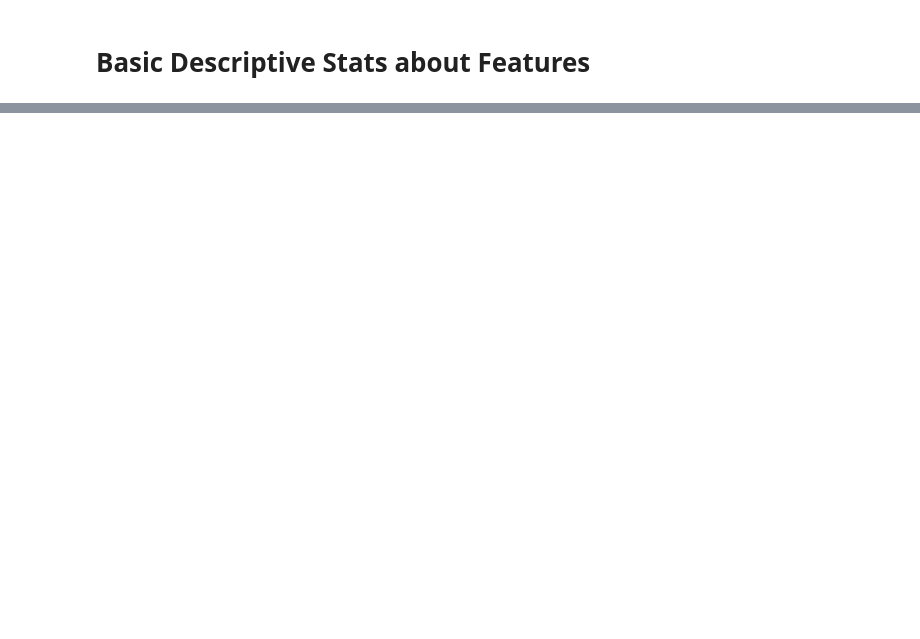
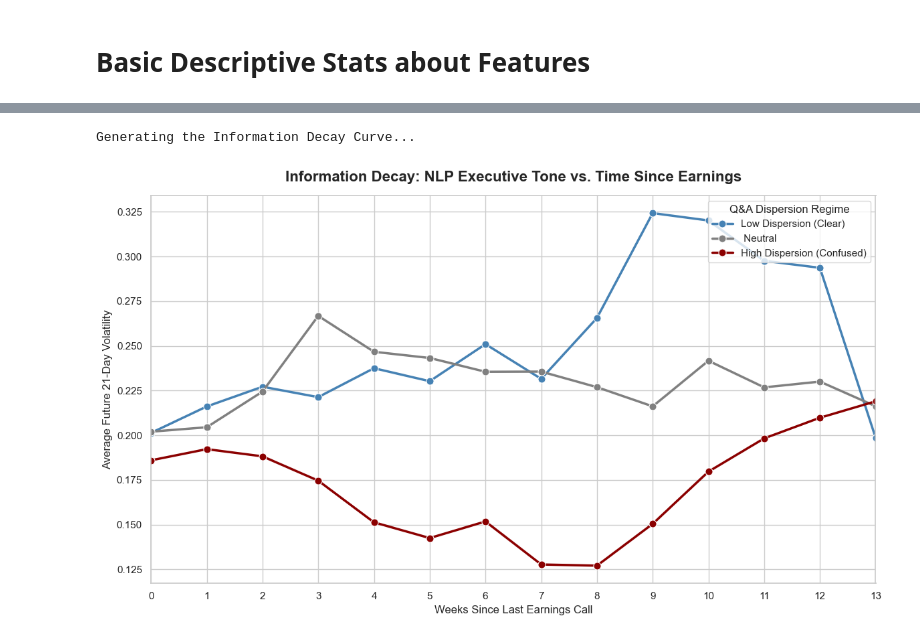
Before and after one commit to alaymajmudar97/Otpp_Analysis, a Jupyter notebook: EDA.ipynb, the cells around one changed output, grey strips where cells are left out. Saved outputs shown, nothing was run; the diff lists cells and outputs as text; code cells hidden in the pictures; blank space fills up the shorter version.

```diff
--- a/EDA.ipynb
+++ b/EDA.ipynb
@@ -78,20 +86,19 @@ Summary Statistics for Numerical Features:
 
 print("Quantitative EDA on Training Data...")
 
-# Ensure dates are datetime objects and sort
+
 df['trading_date'] = pd.to_datetime(df['trading_date'])
 df = df.sort_values('trading_date')
 
-# Define our core feature groups for targeted analysis``
+# Define our core feature groups for targeted analysis
 target = 'target_vol_21d'
-core_technicals = ['vol_rolling_21d', 'days_since_earnings', 'vol_garman_klass','dist_from_ma200','qa_neutral']
+core_technicals = ['vol_rolling_21d', 'days_since_earnings', 'vol_garman_klass','dist_from_ma200']
 macro_liquidity = ['vix_level', 'yield_10y_delta_5d', 'qqq_vol_21d']
 
-# Set aesthetic style
 sns.set_theme(style="whitegrid", palette="muted")
 
 
-print("\n📊 PILLAR 1: Target Variable Dynamics")
+print("\ Target Variable Distribution")
 fig, axes = plt.subplots(1, 2, figsize=(16, 5))
 
 #Distribution (Looking for skewness and fat tails)
@@ -99,7 +106,7 @@ sns.histplot(df[target], bins=50, kde=True, ax=axes[0], color='purple')
 axes[0].set_title('Distribution of 21-Day Forward Volatility')
 axes[0].set_xlabel('Annualized Volatility')
 
-# 1B: Time Series (Looking for regime shifts and clustering)
+#  Time Series (Looking for Market shifts and clustering)
 axes[1].plot(df['trading_date'], df[target], color='purple', linewidth=1)
 axes[1].set_title('Volatility Environment Over Time')
 axes[1].set_xlabel('Date')
@@ -112,20 +119,21 @@ plt.show()
 
 print("\nFeature vs. Target Relationships")
 
-# 1. Calculate the grid size dynamically based on how many features you have
-n_features = len(final_features)
+# Calculate the grid size dynamically based on how many features we have
+num_features = [feat for feat in final_features if feat not in nlp_features]
+n_features = len(num_features)
 cols = 2
 rows = math.ceil(n_features / cols)
 
-# 2. Create the grid layout properly
+
 fig, axes = plt.subplots(rows, cols, figsize=(14, 5 * rows))
 fig.suptitle("Correlation: Hexbin Density & Linear Trend", fontsize=16, fontweight='bold')
 axes = axes.flatten() # Flatten so we can easily iterate over them
 
-for i, feature in enumerate(final_features):
+for i, feature in enumerate(num_features):
     ax = axes[i]
 
-    # 3. Plot the Hexbin and the Regression line on the specific grid axis
+    # Plot the Hexbin and the Regression line on the specific grid axis
     ax.hexbin(df[feature], df[target], gridsize=30, cmap='Blues', mincnt=1,vmin=-15)
     sns.regplot(data=df, x=feature, y=target, scatter=False, color='darkred', line_kws={'linewidth': 2}, ax=ax)
 
@@ -141,7 +149,7 @@ for j in range(i + 1, len(axes)):
     axes[j].set_visible(False)
 
 plt.tight_layout()
-plt.subplots_adjust(top=0.92) # Leave room for the main title
+plt.subplots_adjust(top=0.92)
 plt.show()
 
 # MULTICOLLINEARITY & CLUSTERING
@@ -454,47 +401,50 @@ df.columns
 print("Generating the Information Decay Curve...")
 
 # 1. Create the NLP Regimes (using absolute cuts for step-functions)
-# We use 3 bins here (Tertiles) instead of 5 to keep the chart clean and readable
-df['nlp_regime'] = pd.cut(
-    df['qa_sentiment'],
+# We use 3 bins here  instead of 5 to keep the chart clean and readable
+df_recent['nlp_regime'] = pd.cut(
+    df_recent['qa_sentiment'],
     bins=3,
-    labels=['1. Low Dispersion (Clear)', '2. Neutral', '3. High Dispersion (Confused)']
+    labels=['Low Dispersion (Clear)', ' Neutral', 'High Dispersion (Confused)']
 )
 
 # 2. Convert 'Days' to 'Weeks' to smooth out the daily noise
-df['weeks_since_earnings'] = df['days_since_earnings'] // 7
+df_recent['weeks_since_earnings'] = df_recent['days_since_earnings'] // 7
 
 # 3. Plot the Decay Curve
 plt.figure(figsize=(12, 7))
 
 # sns.lineplot automatically calculates the mean volatility for each week
 # and draws a shaded 95% confidence interval around the lines.
 sns.lineplot(
-    data=df,
+    data=df_recent,
     x='weeks_since_earnings',
     y=target,
     hue='nlp_regime',
     palette=['steelblue', 'gray', 'darkred'],
     linewidth=2.5,
     estimator=np.median,
     errorbar=None,
     marker='o',
     markersize=8
 )
 
 plt.title("Information Decay: NLP Executive Tone vs. Time Since Earnings", fontsize=16, fontweight='bold', pad=15)
 plt.xlabel("Weeks Since Last Earnings Call")
 plt.ylabel("Average Future 21-Day Volatility")
 
-# Clean up the legend
+
 plt.legend(title="Q&A Dispersion Regime", title_fontsize='12', fontsize='11', loc='upper right', frameon=True, facecolor='white')
 
 # Set x-axis ticks to show the 12-week quarter lifecycle clearly
 plt.xticks(range(0, 14))
 plt.xlim(0, 13)
 
 plt.tight_layout()
 plt.show()
 
-# Cleanup
-df.drop(columns=['nlp_regime', 'weeks_since_earnings'], inplace=True)
+
+df_recent.drop(columns=['nlp_regime', 'weeks_since_earnings'], inplace=True)
+# %% [output]
+Generating the Information Decay Curve...
+[figure, added]
```
Also changed, not shown: parts of 15 cells of this notebook, 4 other files.
